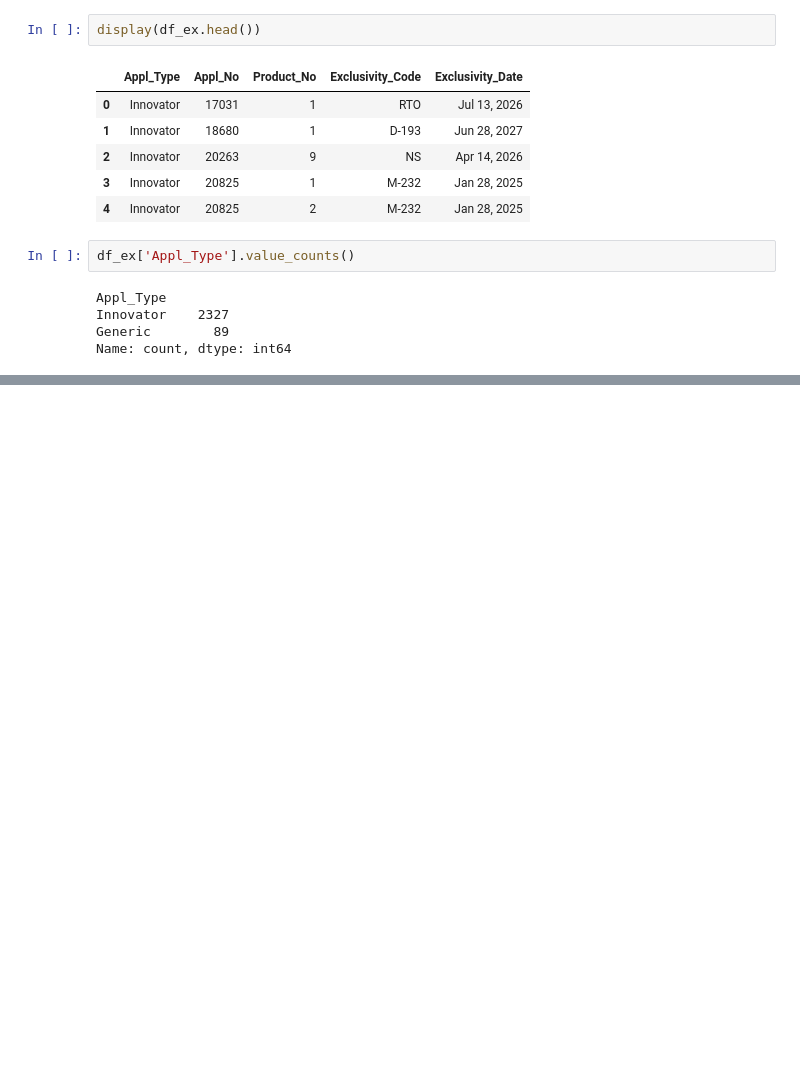
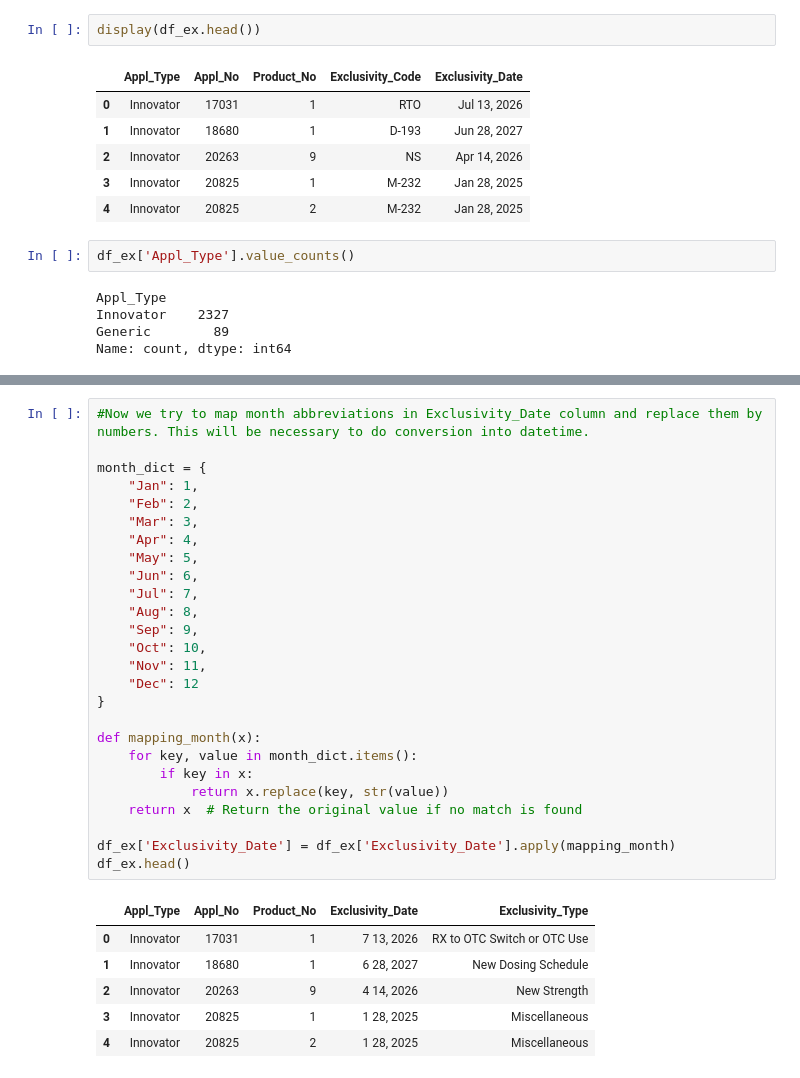
Before and after one commit to juanjomarcruz/FDA_Orange_Book_Project, a Jupyter notebook: 2_Jupyter_Notebooks/pre_analysis_cleaning_transformation_ex.ipynb, the cells around one changed output, grey strips where cells are left out. Saved outputs shown, nothing was run; the diff lists cells and outputs as text; blank space fills up the shorter version.

```diff
--- a/2_Jupyter_Notebooks/pre_analysis_cleaning_transformation_ex.ipynb
+++ b/2_Jupyter_Notebooks/pre_analysis_cleaning_transformation_ex.ipynb
@@ -137,0 +201,33 @@ Name: count, dtype: int64
+# %%
+#Now we try to map month abbreviations in Exclusivity_Date column and replace them by numbers. This will be necessary to do conversion into datetime.
+
+month_dict = {
+    "Jan": 1,
+    "Feb": 2,
+    "Mar": 3,
+    "Apr": 4,
+    "May": 5,
+    "Jun": 6,
+    "Jul": 7,
+    "Aug": 8,
+    "Sep": 9,
+    "Oct": 10,
+    "Nov": 11,
+    "Dec": 12
+}
+
+def mapping_month(x):
+    for key, value in month_dict.items():
+        if key in x:
+            return x.replace(key, str(value))
+    return x  # Return the original value if no match is found
+
+df_ex['Exclusivity_Date'] = df_ex['Exclusivity_Date'].apply(mapping_month)
+df_ex.head()
+# %% [output]
+|  | Appl_Type | Appl_No | Product_No | Exclusivity_Date | Exclusivity_Type |
+| 0 | Innovator | 17031 | 1 | 7 13, 2026 | RX to OTC Switch or OTC Use |
+| 1 | Innovator | 18680 | 1 | 6 28, 2027 | New Dosing Schedule |
+| 2 | Innovator | 20263 | 9 | 4 14, 2026 | New Strength |
+| 3 | Innovator | 20825 | 1 | 1 28, 2025 | Miscellaneous |
+| 4 | Innovator | 20825 | 2 | 1 28, 2025 | Miscellaneous |
```
Also changed, not shown: parts of 5 cells of this notebook, 6 other files.
